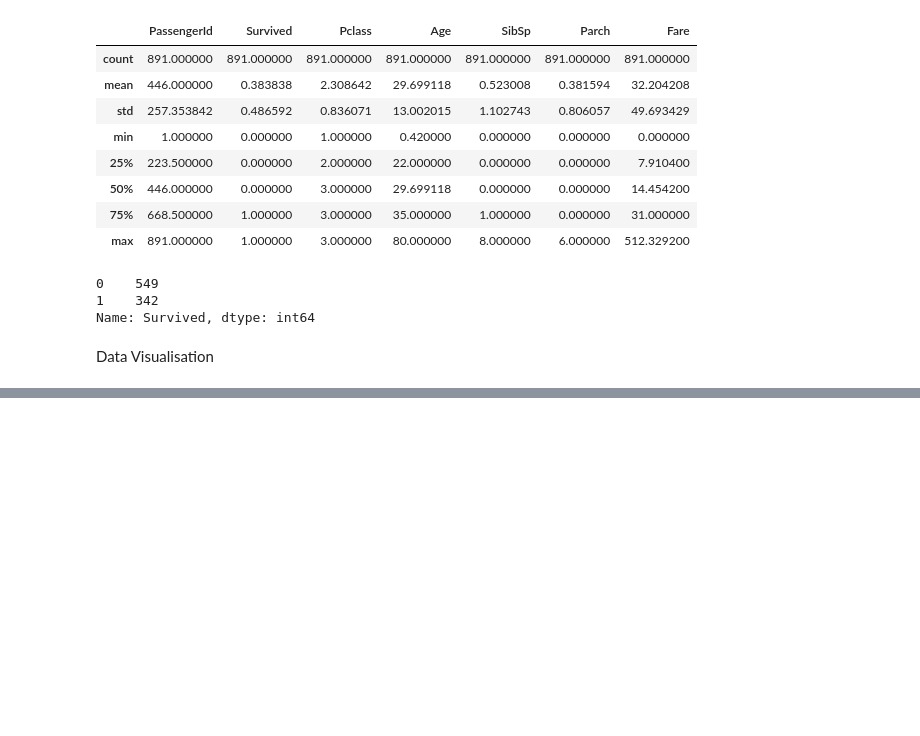
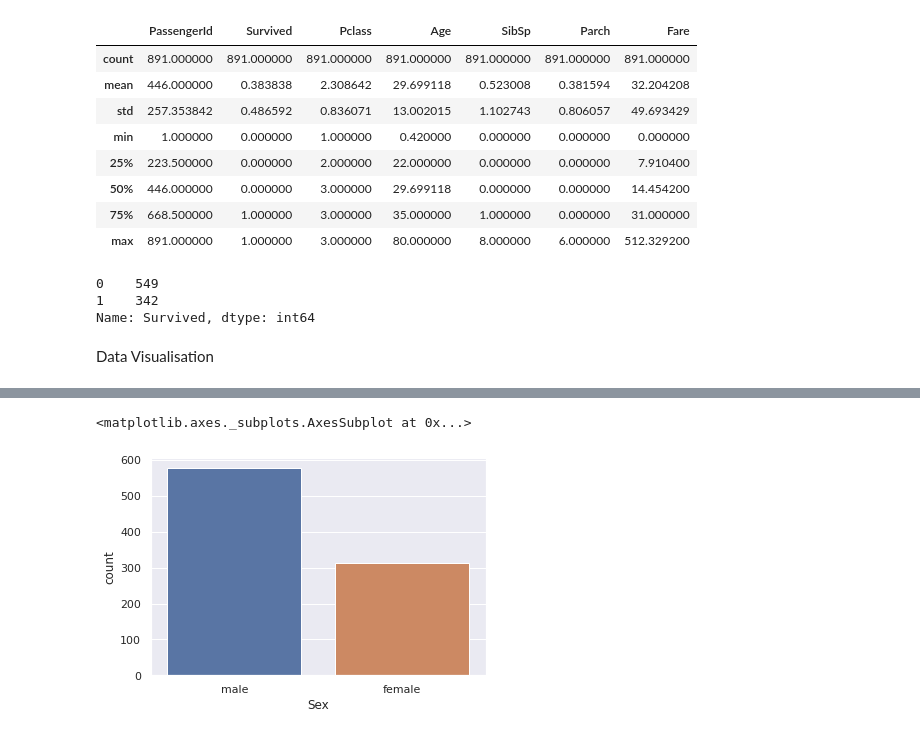
Before and after one commit to MrNeilMehta/Project-15-Titanic-Survival-Prediction, a Jupyter notebook: Project_15_Titanic_Survival_Prediction.ipynb, the cells around one changed output, grey strips where cells are left out. Cells and saved outputs as stored; diff of their text form; code cells hidden in the pictures; blank space fills up the shorter version.

```diff
--- a/Project_15_Titanic_Survival_Prediction.ipynb
+++ b/Project_15_Titanic_Survival_Prediction.ipynb
@@ -136,0 +151,6 @@ Data Visualisation
+# %%
+# making a count plot for "Sex" column
+sns.countplot('Sex', data=df)
+# %% [output]
+<matplotlib.axes._subplots.AxesSubplot at 0x...>
+[figure, added]
```
Also changed, not shown: parts of 7 cells of this notebook.
